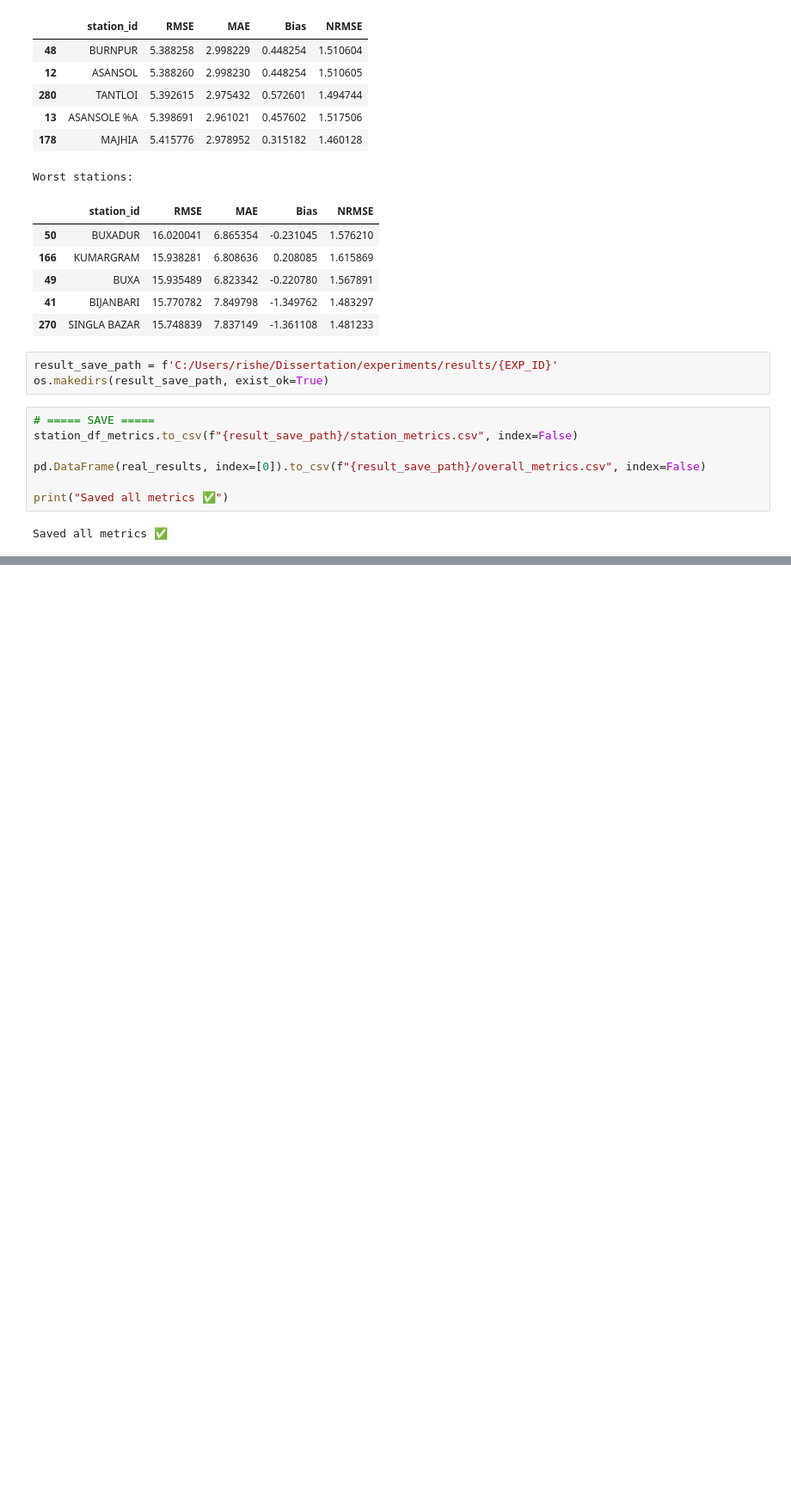
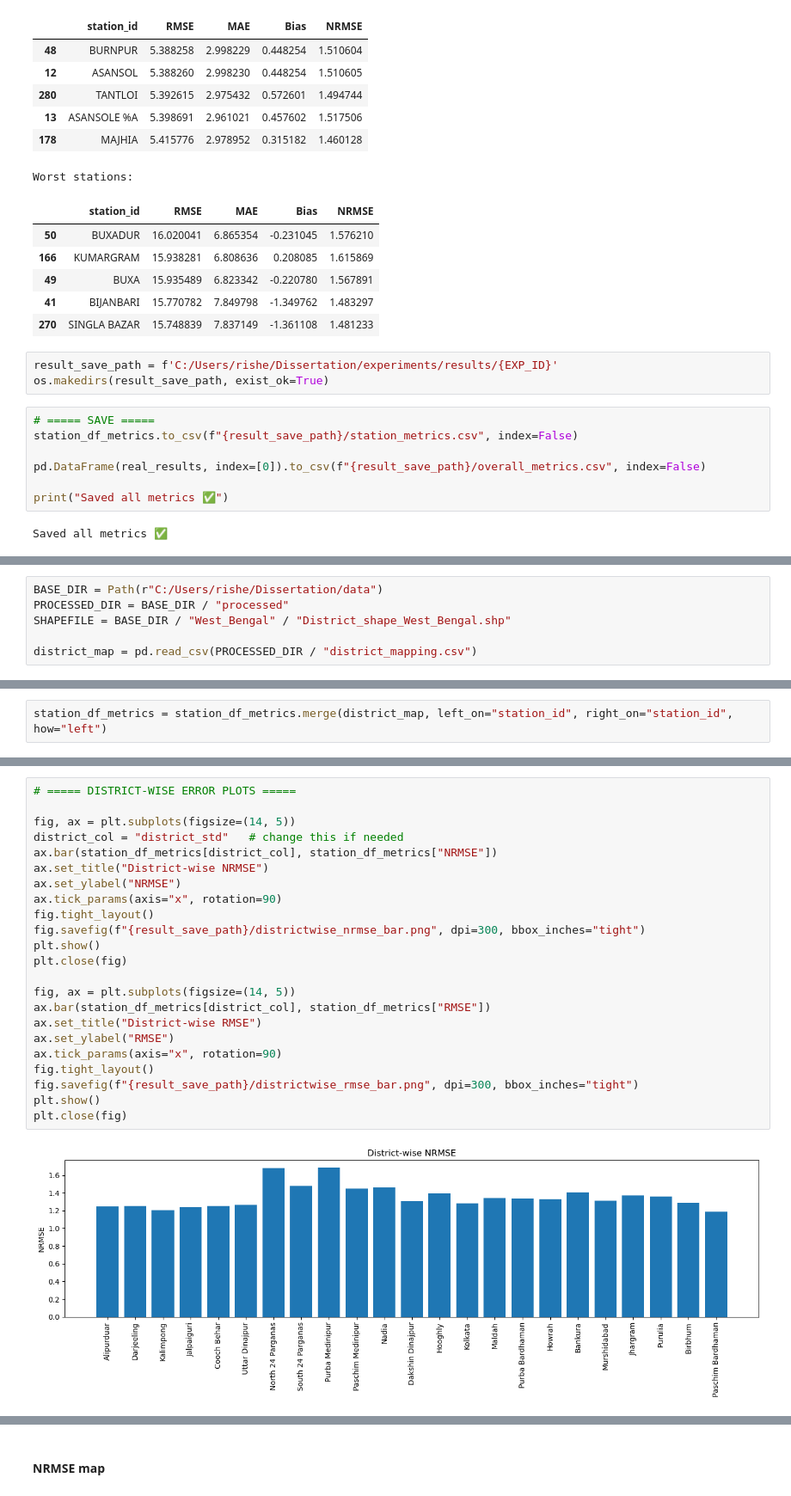
Before and after one commit to itsRkg/Dissertation, a Jupyter notebook: experiments/experimentation_notebooks/exp_12_gnn_baseline.ipynb, the cells around one changed output, grey strips where cells are left out. Shown at 86% size. Drawn from its saved outputs; the diff is of its cells as text; blank space fills up the shorter version.

```diff
--- a/experiments/experimentation_notebooks/exp_12_gnn_baseline.ipynb
+++ b/experiments/experimentation_notebooks/exp_12_gnn_baseline.ipynb
@@ -572,0 +688,6 @@ Saved all metrics ✅
+# %%
+BASE_DIR = Path(r"C:/Users/rishe/Dissertation/data")
+PROCESSED_DIR = BASE_DIR / "processed"
+SHAPEFILE = BASE_DIR / "West_Bengal" / "District_shape_West_Bengal.shp"
+
+district_map = pd.read_csv(PROCESSED_DIR / "district_mapping.csv")
@@ -572,0 +746,2 @@ Saved all metrics ✅
+# %%
+station_df_metrics = station_df_metrics.merge(district_map, left_on="station_id", right_on="station_id", how="left")
@@ -572,0 +1120,25 @@ Saved all metrics ✅
+# %%
+# ===== DISTRICT-WISE ERROR PLOTS =====
+
+fig, ax = plt.subplots(figsize=(14, 5))
+district_col = "district_std"   # change this if needed
+ax.bar(station_df_metrics[district_col], station_df_metrics["NRMSE"])
+ax.set_title("District-wise NRMSE")
+ax.set_ylabel("NRMSE")
+ax.tick_params(axis="x", rotation=90)
+fig.tight_layout()
+fig.savefig(f"{result_save_path}/districtwise_nrmse_bar.png", dpi=300, bbox_inches="tight")
+plt.show()
+plt.close(fig)
+
+fig, ax = plt.subplots(figsize=(14, 5))
+ax.bar(station_df_metrics[district_col], station_df_metrics["RMSE"])
+ax.set_title("District-wise RMSE")
+ax.set_ylabel("RMSE")
+ax.tick_params(axis="x", rotation=90)
+fig.tight_layout()
+fig.savefig(f"{result_save_path}/districtwise_rmse_bar.png", dpi=300, bbox_inches="tight")
+plt.show()
+plt.close(fig)
+# %% [output]
+[figure, added]
@@ -572,0 +1146,2 @@ Saved all metrics ✅
+# %% [markdown]
+#### NRMSE map
```
Also changed, not shown: parts of 35 cells of this notebook, 25 other files.
